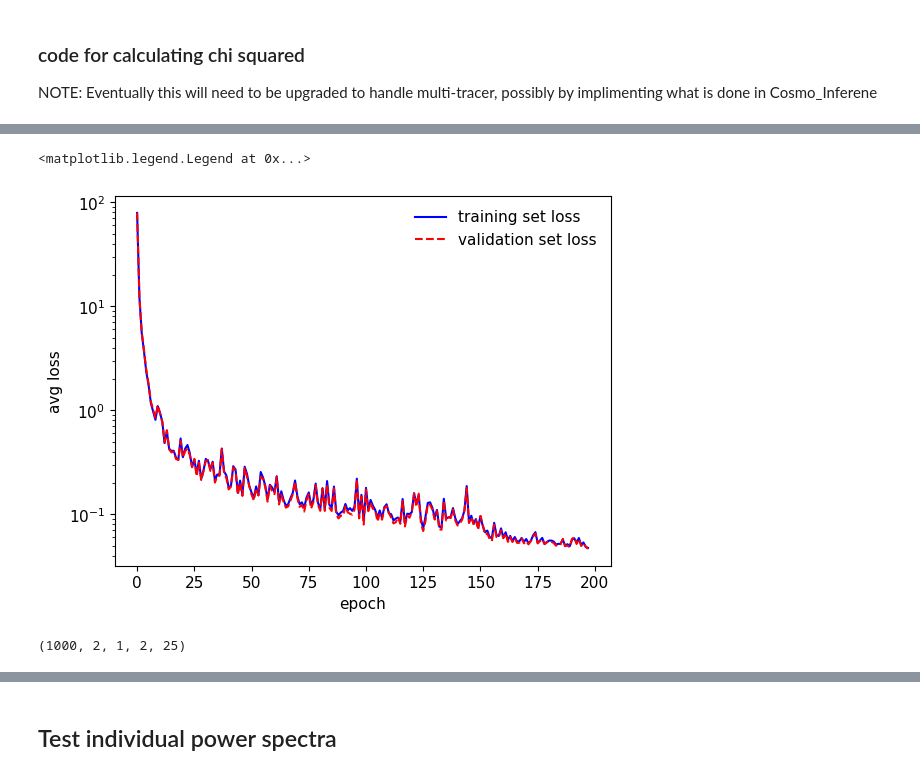
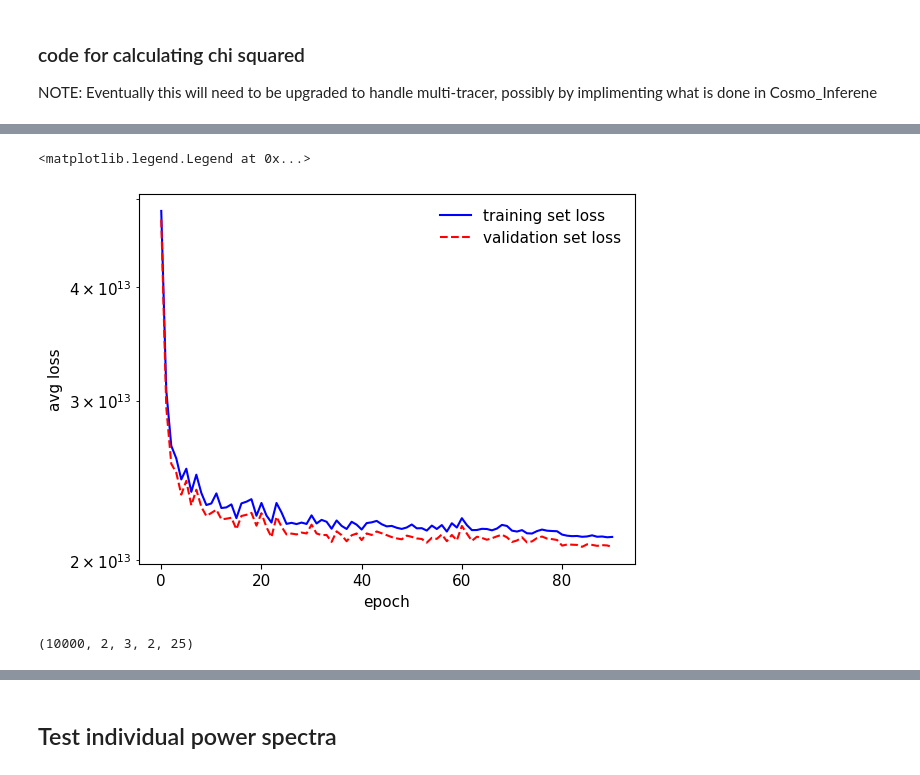
Before and after one commit to jadamo/spherex_emu, a Jupyter notebook: notebooks/Test-Network.ipynb, the cells around one changed output, grey strips where cells are left out. Saved outputs shown, nothing was run; the diff lists cells and outputs as text; code cells hidden in the pictures.

Commit message:
covariance matrix addition to loss function

```diff
--- a/notebooks/Test-Network.ipynb
+++ b/notebooks/Test-Network.ipynb
@@ -100,7 +101,7 @@ def plot_heatmap(params, data, label, extents, cmap, log_scale, median=False):
 # chi2 = np.sum(chi2_component)
 # %%
 # load the network
-emulator_dir = "/home/joeadamo/Research/SPHEREx/spherex_emu/emulators/mlp_multi_redshift/"
+emulator_dir = filepaths.base_dir+"/emulators/mlp_2_sample_2_redshift/"
 #config_file = "/home/joeadamo/Research/SPHEREx/spherex_emu/configs/network_pars_single_tracer_single_redshift.yaml"
 config_dict = load_config_file(emulator_dir+"config.yaml")
 k = np.linspace(0.01, 0.25, 25)
@@ -157,7 +123,7 @@ training_data = torch.load(emulator_dir+"train_data.dat")
 epochs = range(training_data.shape[1])
 train_loss = training_data[0,:]
 valid_loss = training_data[1,:]
-test_loss = calc_avg_loss(emulator.model, test_loader)
+test_loss = calc_avg_loss(emulator.model, test_loader, emulator.invcov, emulator.loss_function)
 
 print("Best training loss   = {:0.4f}".format(torch.amin(train_loss)))
 print("Best validation loss = {:0.4f}".format(torch.amin(valid_loss)))
@@ -176,5 +142,5 @@ Average test loss    = 0.0424
 <matplotlib.legend.Legend at 0x...>
-[figure, old version]
+[figure, new version]
 # %%
 # pk_true = np.zeros((len(test_data), 1, 1, 2, 25))
 # pk_emu = np.zeros((len(test_data), 1, 1, 2, 25))
@@ -205,28 +171,25 @@ Average test loss    = 0.0424
 # %%
 pk_error = []
 error_per_bin = np.zeros((2, 25))
-chi2_error = np.zeros(len(test_data))
-chi2 = np.zeros(len(test_data))
+delta_chi2 = np.zeros(len(test_data))
 
 for i in tqdm(range(len(test_data))):
 
-    #params = test_data[i][0].detach().numpy()
-    params = test_data.get_repeat_params(i, emulator.num_zbins, emulator.num_samples)
+    params = test_data[i][0].detach().numpy()
+    #params = test_data.get_repeat_params(i, emulator.num_zbins, emulator.num_samples)
     pk_true = test_data.get_power_spectra(i)
     pk_pred = emulator.get_power_spectra(params)
-
-    # chi2_pred = chi_squared(pk_pred)
-    # chi2_true = chi_squared(pk_true)
-    # chi2_error[i] = (chi2_pred - chi2_true) / chi2_true
-    # chi2[i] = chi2_true
+    #chi2 = emulator.loss_function(torch.from_numpy(pk_pred), pk_true, emulator.invcov)
+    chi2 = delta_chi_squared(torch.from_numpy(pk_pred).unsqueeze(0), pk_true, emulator.invcov)
+    delta_chi2[i] = chi2
 
     #pk_true = normalize(pk_true, config_dict["min_norm_v"], config_dict["max_norm_v"])
     #pk_pred = normalize(pk_pred, config_dict["min_norm_v"], config_dict["max_norm_v"])
     #if np.any(pk_true < 0) == False:
-    pk_error.append((pk_pred - pk_true) / pk_true)
+    pk_error.append((pk_pred - pk_true.numpy()) / pk_true)
 
 pk_error = np.array(pk_error)
 print(pk_error.shape)
 # %% [output]
-(1000, 2, 1, 2, 25)
+(10000, 2, 3, 2, 25)
 # %%
```
Also changed, not shown: parts of 14 cells of this notebook, 17 other files.
